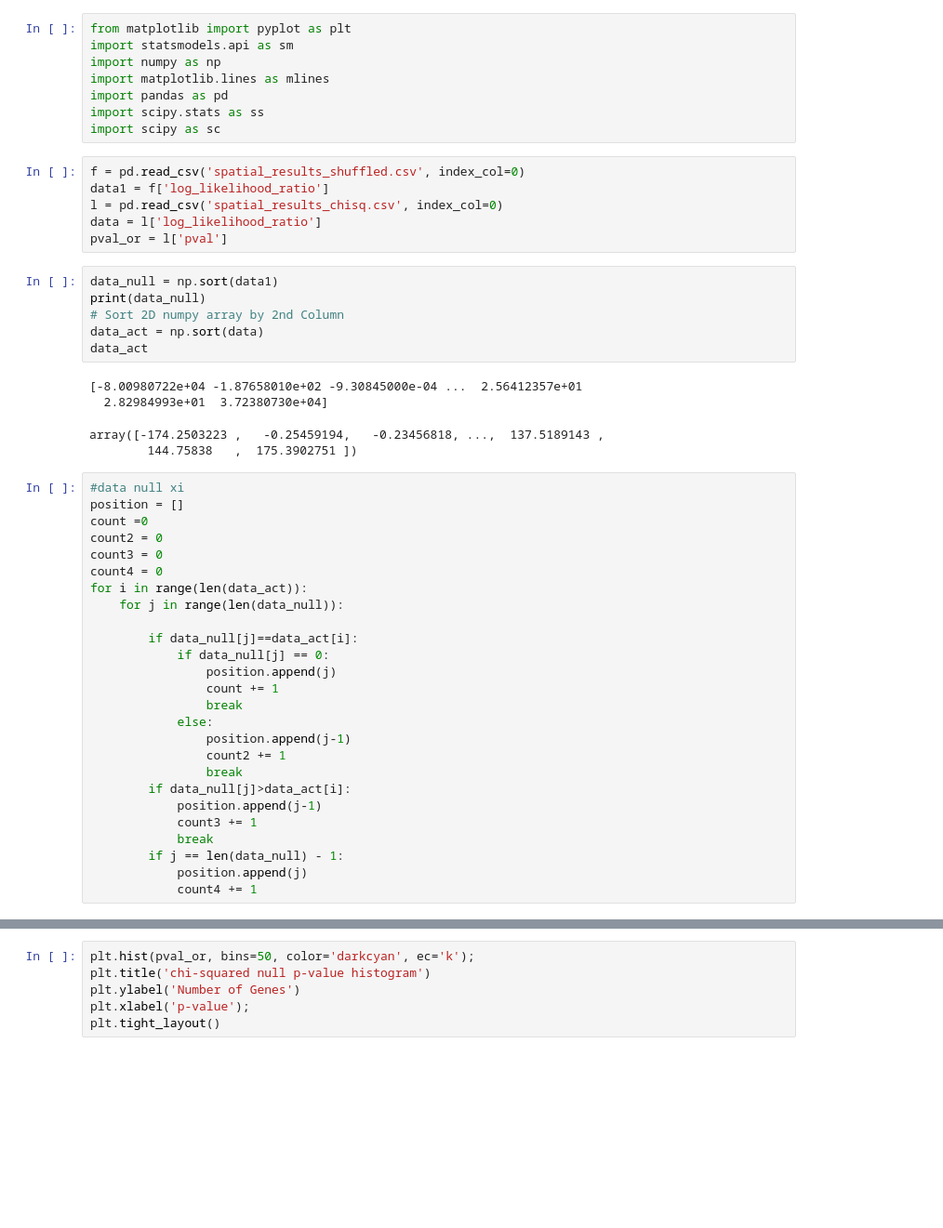
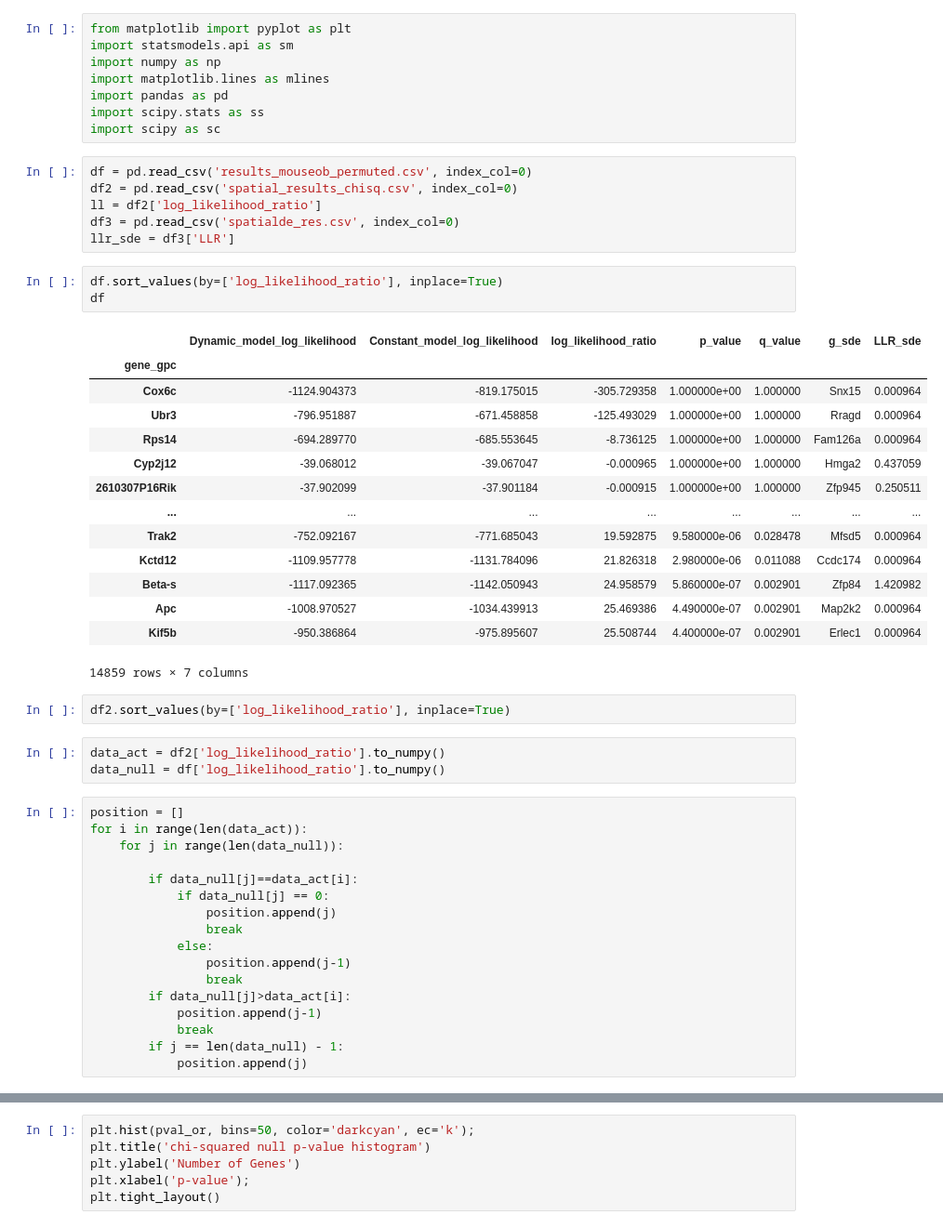
Before and after one commit to ManchesterBioinference/GPcounts, a Jupyter notebook: paper_notebooks/MOUSE_OB_Spatial/spatial_data_pvalue_hist.ipynb, the cells around one changed output, grey strips where cells are left out. Shown at 93% size. Drawn from its saved outputs; the diff is of its cells as text; blank space fills up the shorter version.

```diff
--- a/paper_notebooks/MOUSE_OB_Spatial/spatial_data_pvalue_hist.ipynb
+++ b/paper_notebooks/MOUSE_OB_Spatial/spatial_data_pvalue_hist.ipynb
@@ -13,48 +13,51 @@ import pandas as pd
 import scipy.stats as ss
 import scipy as sc
 # %%
-f = pd.read_csv('spatial_results_shuffled.csv', index_col=0)
-data1 = f['log_likelihood_ratio']
-l = pd.read_csv('spatial_results_chisq.csv', index_col=0)
-data = l['log_likelihood_ratio']
-pval_or = l['pval']
+df = pd.read_csv('results_mouseob_permuted.csv', index_col=0)
+df2 = pd.read_csv('spatial_results_chisq.csv', index_col=0)
+ll = df2['log_likelihood_ratio']
+df3 = pd.read_csv('spatialde_res.csv', index_col=0)
+llr_sde = df3['LLR']
-# %%
-data_null = np.sort(data1)
-print(data_null)
-# Sort 2D numpy array by 2nd Column
-data_act = np.sort(data)
-data_act
-# %% [output]
-[-8.00980722e+04 -1.87658010e+02 -9.30845000e-04 ...  2.56412357e+01
-  2.82984993e+01  3.72380730e+04]
-array([-174.2503223 ,   -0.25459194,   -0.23456818, ...,  137.5189143 ,
-        144.75838   ,  175.3902751 ])
+# %%
+df.sort_values(by=['log_likelihood_ratio'], inplace=True)
+df
+# %% [output]
+|  | Dynamic_model_log_likelihood | Constant_model_log_likelihood | log_likelihood_ratio | p_value | q_value | g_sde | LLR_sde |
+| gene_gpc |  |  |  |  |  |  |  |
+| Cox6c | -1124.904373 | -819.175015 | -305.729358 | 1.000000e+00 | 1.000000 | Snx15 | 0.000964 |
+| Ubr3 | -796.951887 | -671.458858 | -125.493029 | 1.000000e+00 | 1.000000 | Rragd | 0.000964 |
+| Rps14 | -694.289770 | -685.553645 | -8.736125 | 1.000000e+00 | 1.000000 | Fam126a | 0.000964 |
+| Cyp2j12 | -39.068012 | -39.067047 | -0.000965 | 1.000000e+00 | 1.000000 | Hmga2 | 0.437059 |
+| 2610307P16Rik | -37.902099 | -37.901184 | -0.000915 | 1.000000e+00 | 1.000000 | Zfp945 | 0.250511 |
+| ... | ... | ... | ... | ... | ... | ... | ... |
+| Trak2 | -752.092167 | -771.685043 | 19.592875 | 9.580000e-06 | 0.028478 | Mfsd5 | 0.000964 |
+| Kctd12 | -1109.957778 | -1131.784096 | 21.826318 | 2.980000e-06 | 0.011088 | Ccdc174 | 0.000964 |
+| Beta-s | -1117.092365 | -1142.050943 | 24.958579 | 5.860000e-07 | 0.002901 | Zfp84 | 1.420982 |
+| Apc | -1008.970527 | -1034.439913 | 25.469386 | 4.490000e-07 | 0.002901 | Map2k2 | 0.000964 |
+| Kif5b | -950.386864 | -975.895607 | 25.508744 | 4.400000e-07 | 0.002901 | Erlec1 | 0.000964 |
+14859 rows × 7 columns
+# %%
+df2.sort_values(by=['log_likelihood_ratio'], inplace=True)
+# %%
+data_act = df2['log_likelihood_ratio'].to_numpy()
+data_null = df['log_likelihood_ratio'].to_numpy()
 # %%
-#data null xi
 position = []
-count =0
-count2 = 0
-count3 = 0
-count4 = 0
 for i in range(len(data_act)):
     for j in range(len(data_null)):
 
         if data_null[j]==data_act[i]:
             if data_null[j] == 0:
                 position.append(j)
-                count += 1
                 break
             else:
                 position.append(j-1)
-                count2 += 1
                 break
         if data_null[j]>data_act[i]:
             position.append(j-1)
-            count3 += 1
             break
         if j == len(data_null) - 1:
             position.append(j)
-            count4 += 1
 # %%
 #(n-i)/n
 p_value_list = []
```
Also changed, not shown: parts of 5 cells of this notebook, 7 other files.
